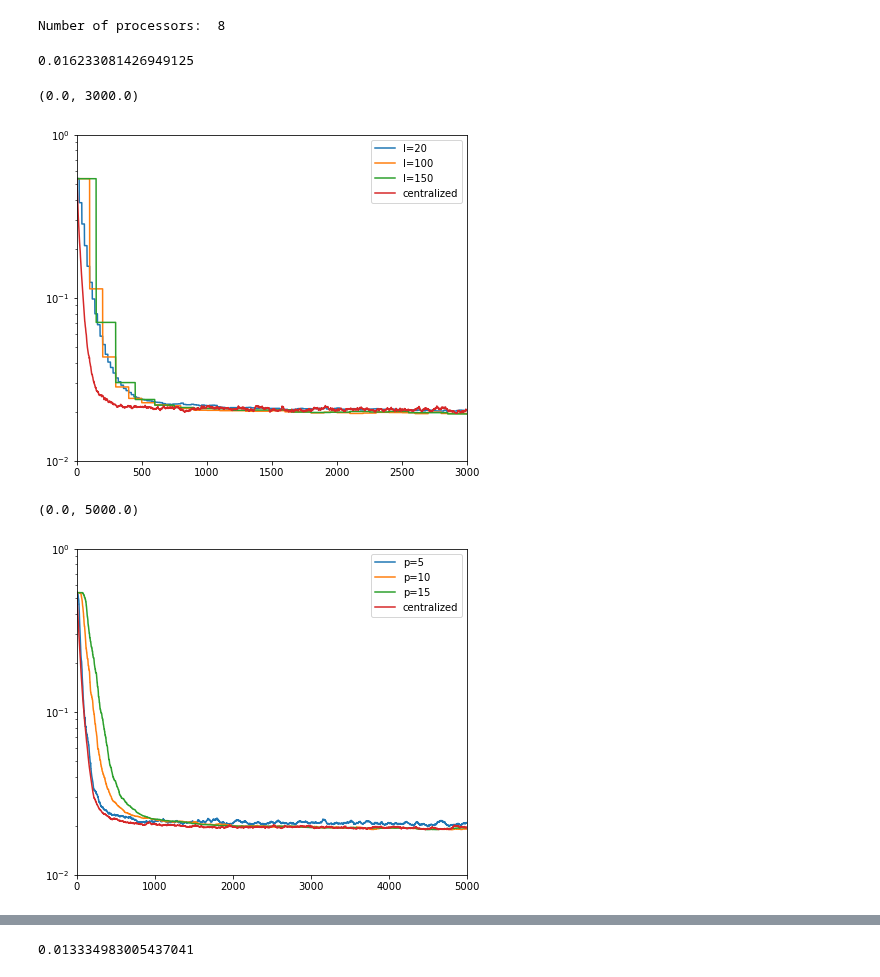
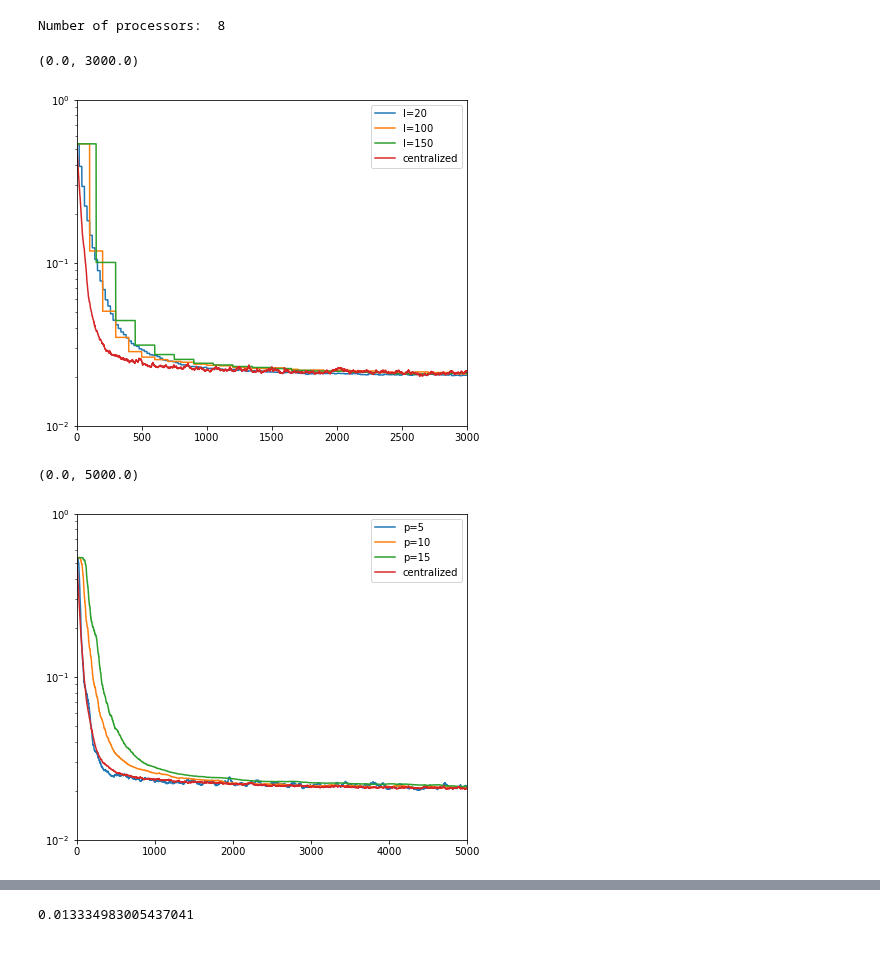
Before and after one commit to cjfelixx/machine-learning-graduate-research, a Jupyter notebook: FederatedLearing/federatedLearning.ipynb, the cells around one changed output, grey strips where cells are left out. Drawn from its saved outputs; the diff is of its cells as text; code cells hidden in the pictures.

Commit message:
fixed data pics yeet

```diff
--- a/FederatedLearing/federatedLearning.ipynb
+++ b/FederatedLearing/federatedLearning.ipynb
@@ -44,51 +47,22 @@ kernel = Kernel(3.73)
 
 step_size = 0.8
 reg_coeff = 0.1
-
+threshold = 0.5
 u,d,d_true = generate_data(num_data)
-print(d[0])
-# %% [output]
-0.016233081426949125
-# %%
-# Centralized method
-K = 10 # K edge clients
-c =  np.ones(K).reshape(K,1)/K # edge weighting
-D = 100 # Dictionary size
-l = 150
-num_experiments = 10
-iteration = 10000
-alpha_0 = np.zeros((D,1))
-alpha = alpha_0
-err = []
-step_size = 0.2
-
-KLMS_RFF = klms_rff(step_size,D)
-KNLMS_RFF = knlms_rff(step_size,reg_coeff,D)
-KRLS_RFF = krls_rff(D)
-
-amse_cent = np.zeros(iteration)
-# Process data and kernel
-for epoch in tqdm(range(num_experiments)):
-    u,d,d_true = generate_data(num_data)
-    sigma = 1/np.sqrt(2*kernel.sigma)
-    W = (1/sigma) * np.random.normal(size=(2,D))
-    b = np.random.uniform(0,2*np.pi,(D,1))
-    h = np.sqrt(2/D) * np.cos(W.T @ u.T + b)
-    mse_cent = cent_learn(iteration,K,KLMS_RFF,h,u,d)
-    amse_cent += mse_cent/num_experiments
 # %%
 # Federated learning: Synchronous updating rule
 plt.figure(figsize=(7, 6))
 
 K = 10 # K edge clients
 c =  np.ones(K).reshape(K,1)/K # edge weighting
-D = 100 # Dictionary size
+D = 50 # Dictionary size
 L = [20, 100, 150]
 iteration = 10000
 num_experiments = 10
 
 step_size = 0.8
 KLMS_RFF = klms_rff(step_size,D)
+# KLMS_RFF = KLMS(u,d,kernel,step_size,threshold,alpha_0=np.array(0).reshape(1,1))
 KLMS_RFF_cent = klms_rff(0.2,D)
 KNLMS_RFF = knlms_rff(step_size,reg_coeff,D)
 KRLS_RFF = krls_rff(D)
@@ -116,14 +90,14 @@ plt.ylim([1e-2,1e0])
 plt.xlim([0,3000])
 # %% [output]
 (0.0, 3000.0)
-[figure, old version]
+[figure, new version]
 # %%
 # Federated learning: Asynchronous updating rule
 plt.figure(figsize=(7, 6))
 
 K = 10 # K edge clients
 c =  np.ones(K).reshape(K,1)/K # edge weighting
-D = 100 # Dictionary size
+D = 50 # Dictionary size
 P = [5,10,15]
 iteration = 10000
 num_experiments = 10
@@ -131,34 +105,34 @@ num_experiments = 10
 step_size = 0.6
 KLMS_RFF = klms_rff(step_size,D)
 KLMS_RFF_cent = klms_rff(0.1,D)
 KNLMS_RFF = knlms_rff(step_size,reg_coeff,D)
 KRLS_RFF = krls_rff(D)
 for p in P:
     amse = np.zeros(iteration)
     amse_cent = np.zeros(iteration)
     for epoch in tqdm(range(num_experiments)):
 
         # Process data and kernel
         u,d,_ = generate_data(num_data)
         sigma = 1/np.sqrt(2*kernel.sigma)
         W = (1/sigma) * np.random.normal(size=(2,D))
         b = np.random.uniform(0,np.pi,(D,1))
         h = np.sqrt(2/D) * np.cos(W.T @ u.T + b)
 
         mse_cent = cent_learn(iteration,K,KLMS_RFF_cent,h,u,d)
         amse_cent += mse_cent/num_experiments
 
         mse = fl_async(iteration,K,KLMS_RFF,h,u,d,p)
         amse += mse/num_experiments
 
     plt.semilogy(range(len(amse)),amse,label="p=" + str(p))
 plt.semilogy(range(len(amse_cent)),amse_cent,label="centralized")
 plt.legend()
 plt.ylim([1e-2,1e0])
 plt.xlim([0,5000])
 # %% [output]
 (0.0, 5000.0)
-[figure, old version]
+[figure, new version]
 # %%
 # Synchronous Federated learning using different kernels
 plt.figure(figsize=(7, 6))
```
Also changed, not shown: parts of 3 cells of this notebook, 2 other files.
